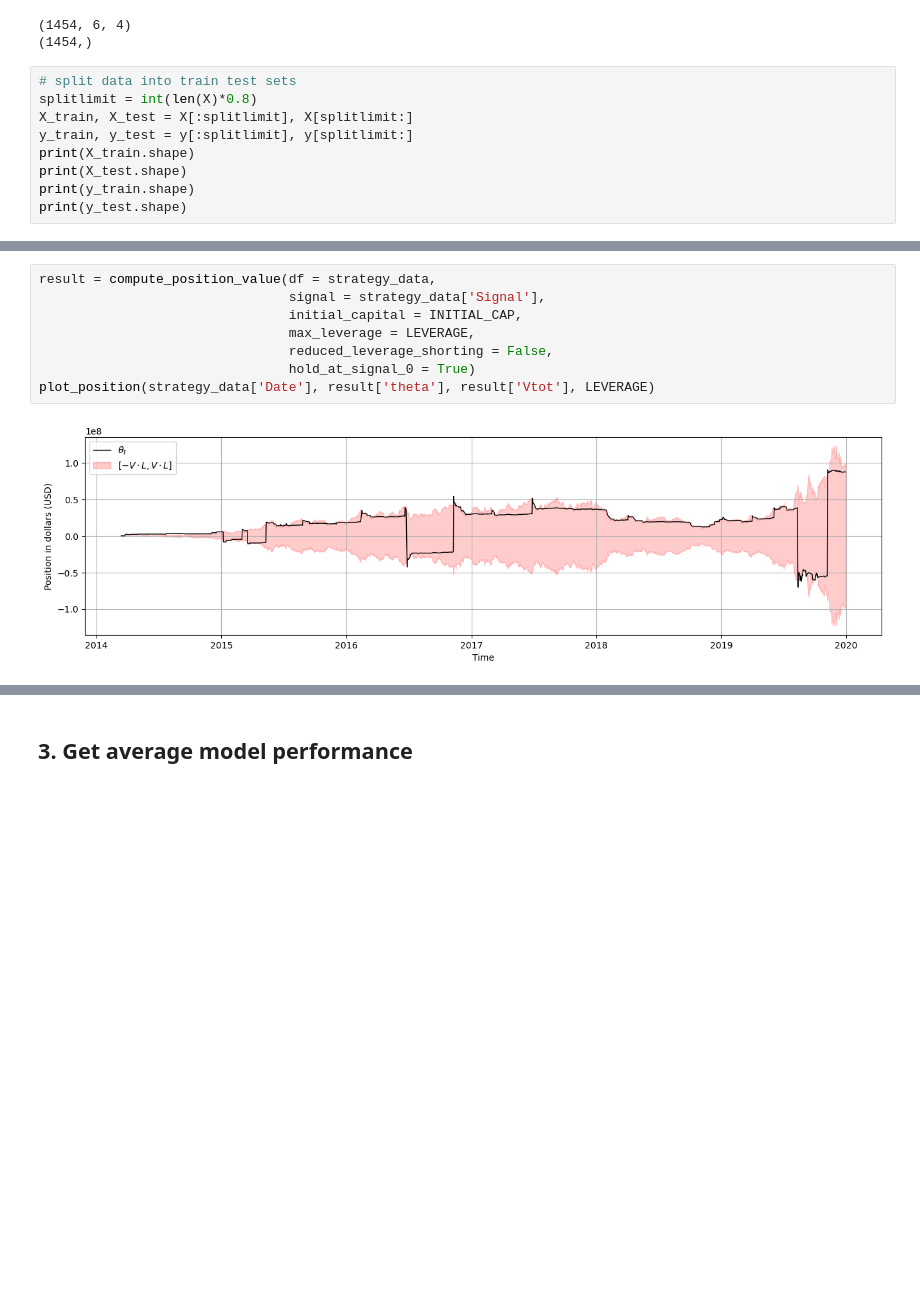
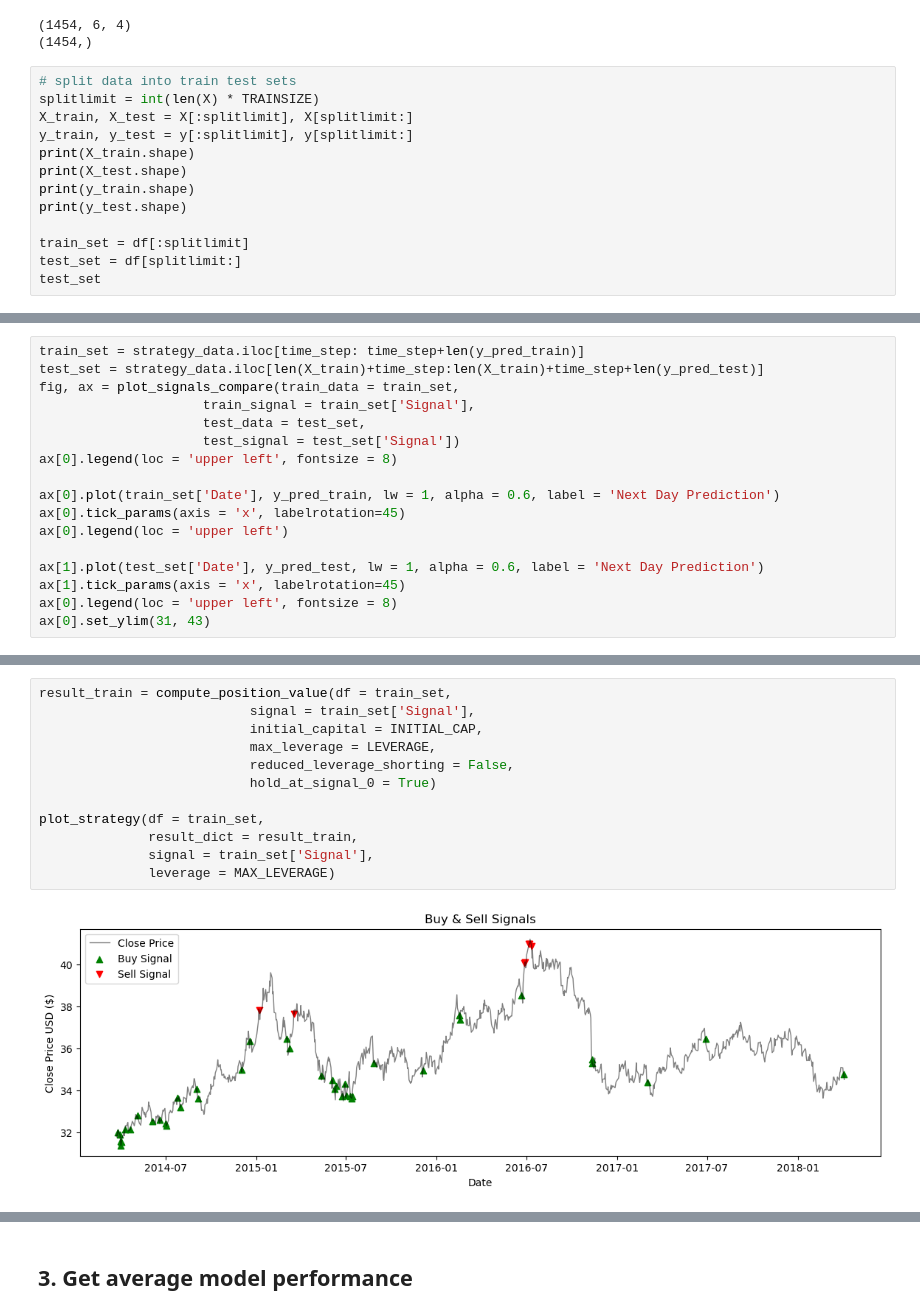
Before and after one commit to MC-Kangan/Algo_Trading_ETF_Trading_Strategy, a Jupyter notebook: LSTM_strategy.ipynb, the cells around one changed output, grey strips where cells are left out. Cells and saved outputs as stored; diff of their text form; blank space fills up the shorter version.

```diff
--- a/LSTM_strategy.ipynb
+++ b/LSTM_strategy.ipynb
@@ -164,11 +115,15 @@ print(y.shape)
 (1454,)
 # %%
 # split data into train test sets
-splitlimit = int(len(X)*0.8)
+splitlimit = int(len(X) * TRAINSIZE)
 X_train, X_test = X[:splitlimit], X[splitlimit:]
 y_train, y_test = y[:splitlimit], y[splitlimit:]
 print(X_train.shape)
 print(X_test.shape)
 print(y_train.shape)
 print(y_test.shape)
+
+train_set = df[:splitlimit]
+test_set = df[splitlimit:]
+test_set
 # %% [output]
@@ -329,0 +258,17 @@ plt.legend()
+# %%
+train_set = strategy_data.iloc[time_step: time_step+len(y_pred_train)]
+test_set = strategy_data.iloc[len(X_train)+time_step:len(X_train)+time_step+len(y_pred_test)]
+fig, ax = plot_signals_compare(train_data = train_set,
+                     train_signal = train_set['Signal'],
+                     test_data = test_set,
+                     test_signal = test_set['Signal'])
+ax[0].legend(loc = 'upper left', fontsize = 8)
+
+ax[0].plot(train_set['Date'], y_pred_train, lw = 1, alpha = 0.6, label = 'Next Day Prediction')
+ax[0].tick_params(axis = 'x', labelrotation=45)
+ax[0].legend(loc = 'upper left')
+
+ax[1].plot(test_set['Date'], y_pred_test, lw = 1, alpha = 0.6, label = 'Next Day Prediction')
+ax[1].tick_params(axis = 'x', labelrotation=45)
+ax[0].legend(loc = 'upper left', fontsize = 8)
+ax[0].set_ylim(31, 43)
@@ -330,10 +278,14 @@ plt.legend()
 # %%
-result = compute_position_value(df = strategy_data,
-                                signal = strategy_data['Signal'],
-                                initial_capital = INITIAL_CAP,
-                                max_leverage = LEVERAGE,
-                                reduced_leverage_shorting = False,
-                                hold_at_signal_0 = True)
-plot_position(strategy_data['Date'], result['theta'], result['Vtot'], LEVERAGE)
+result_train = compute_position_value(df = train_set,
+                           signal = train_set['Signal'],
+                           initial_capital = INITIAL_CAP,
+                           max_leverage = LEVERAGE,
+                           reduced_leverage_shorting = False,
+                           hold_at_signal_0 = True)
+
+plot_strategy(df = train_set,
+              result_dict = result_train,
+              signal = train_set['Signal'],
+              leverage = MAX_LEVERAGE)
 # %% [output]
-[figure, old version]
+[figure, new version]
```
Also changed, not shown: parts of 30 cells of this notebook, 7 other files.
